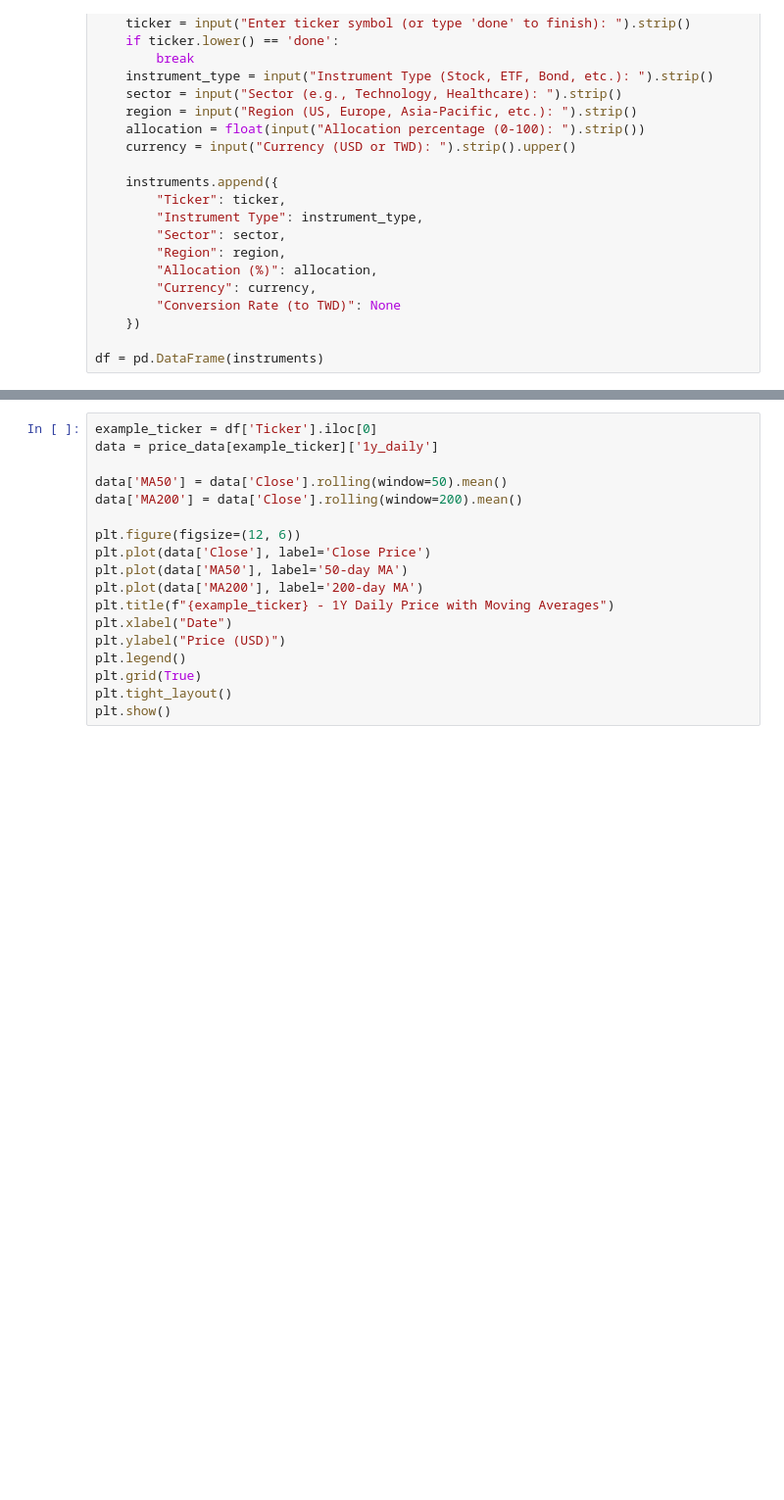
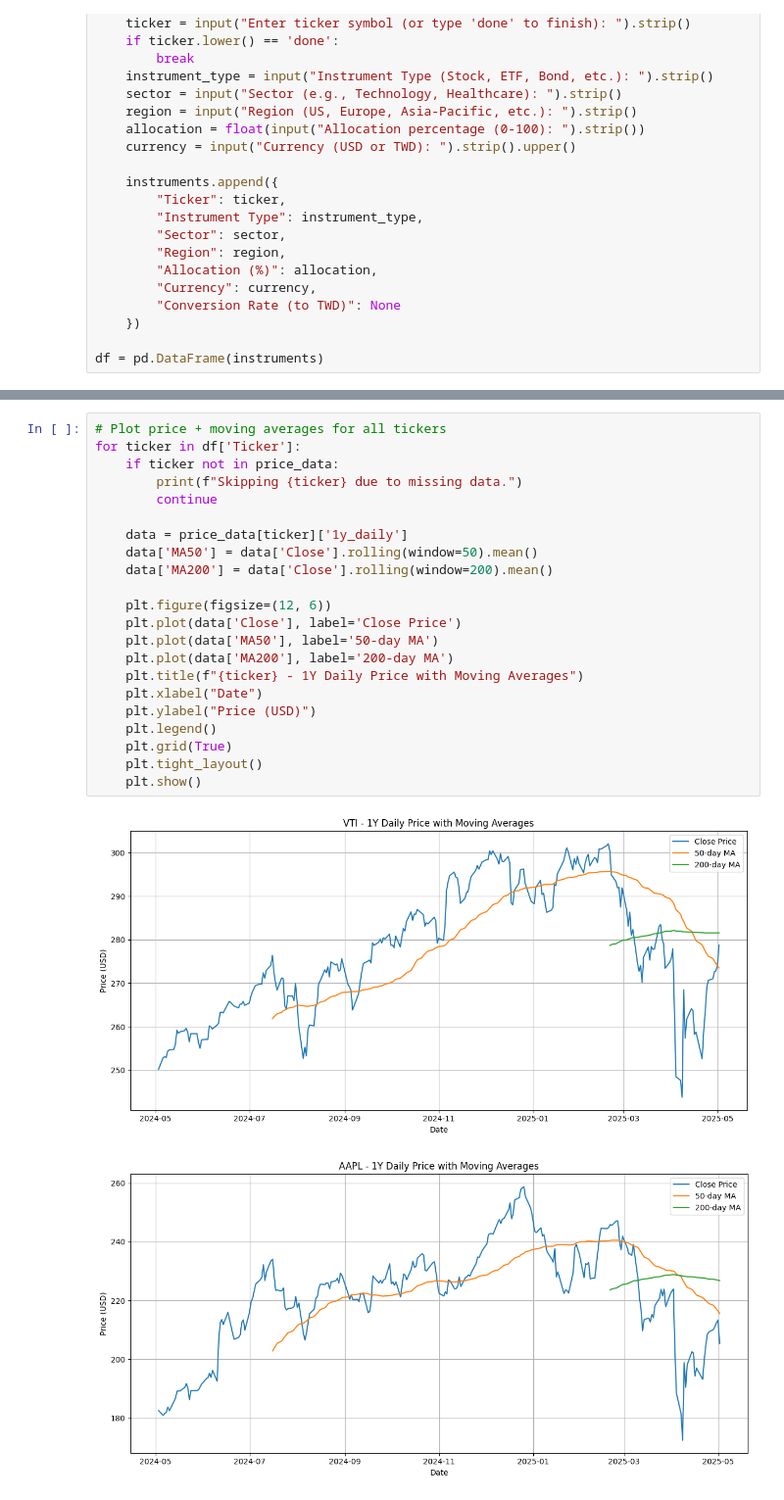
Before and after one commit to ivycollegiate-development/financial-analysis-project-comp, a Jupyter notebook: financial_visual_analysis.ipynb, the cells around one changed output, grey strips where cells are left out. Shown: that part at 98% size. Drawn from its saved outputs; the diff is of its cells as text; blank space fills up the shorter version.

```diff
--- a/financial_visual_analysis.ipynb
+++ b/financial_visual_analysis.ipynb
@@ -57,18 +68,25 @@ for ticker in df['Ticker']:
 # %%
-example_ticker = df['Ticker'].iloc[0]
-data = price_data[example_ticker]['1y_daily']
+# Plot price + moving averages for all tickers
+for ticker in df['Ticker']:
+    if ticker not in price_data:
+        print(f"Skipping {ticker} due to missing data.")
+        continue
 
-data['MA50'] = data['Close'].rolling(window=50).mean()
-data['MA200'] = data['Close'].rolling(window=200).mean()
+    data = price_data[ticker]['1y_daily']
+    data['MA50'] = data['Close'].rolling(window=50).mean()
+    data['MA200'] = data['Close'].rolling(window=200).mean()
 
-plt.figure(figsize=(12, 6))
-plt.plot(data['Close'], label='Close Price')
-plt.plot(data['MA50'], label='50-day MA')
-plt.plot(data['MA200'], label='200-day MA')
-plt.title(f"{example_ticker} - 1Y Daily Price with Moving Averages")
-plt.xlabel("Date")
-plt.ylabel("Price (USD)")
-plt.legend()
-plt.grid(True)
-plt.tight_layout()
-plt.show()
+    plt.figure(figsize=(12, 6))
+    plt.plot(data['Close'], label='Close Price')
+    plt.plot(data['MA50'], label='50-day MA')
+    plt.plot(data['MA200'], label='200-day MA')
+    plt.title(f"{ticker} - 1Y Daily Price with Moving Averages")
+    plt.xlabel("Date")
+    plt.ylabel("Price (USD)")
+    plt.legend()
+    plt.grid(True)
+    plt.tight_layout()
+    plt.show()
+# %% [output]
+[figure, added]
+[figure, added]
```
Also changed, not shown: parts of 4 cells of this notebook.
